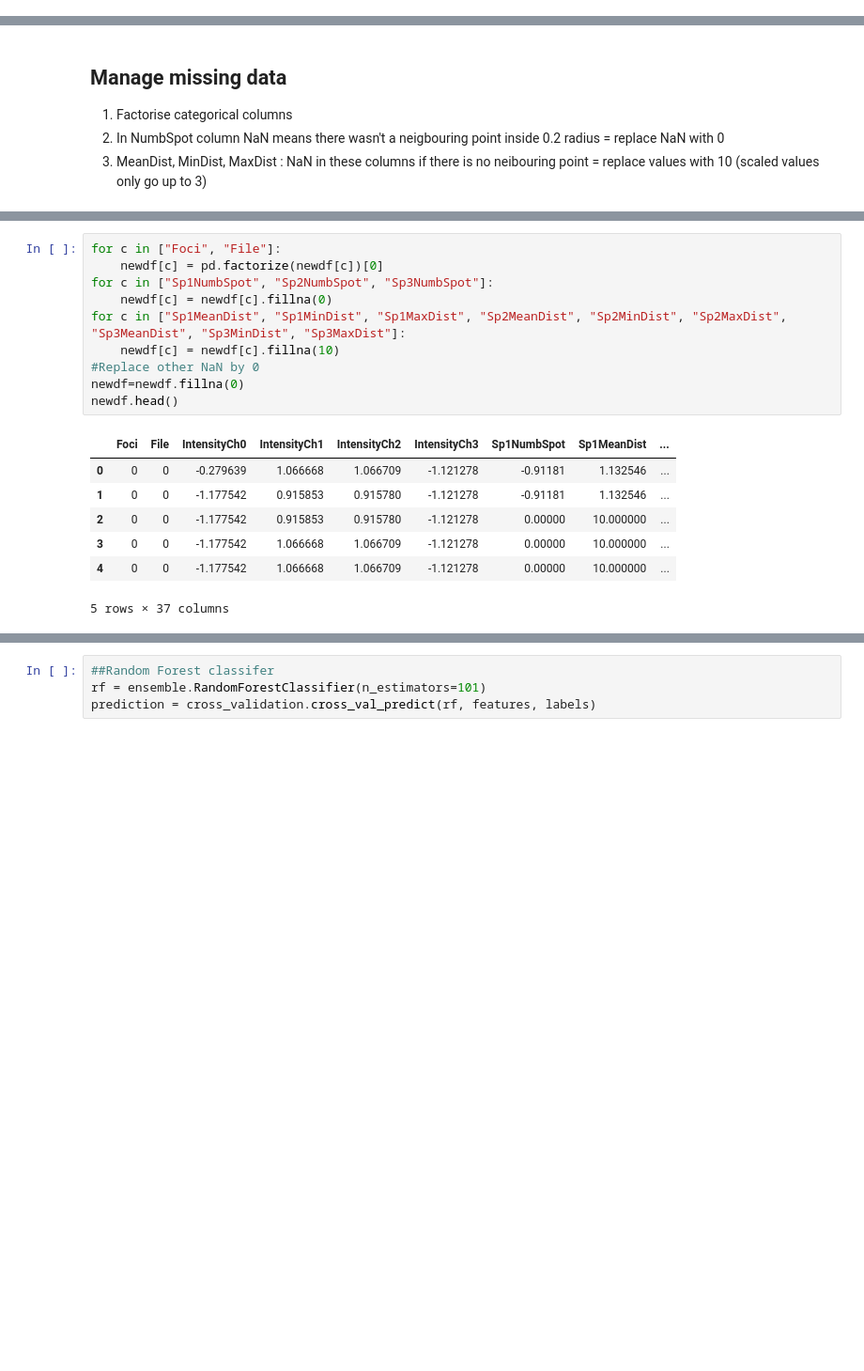
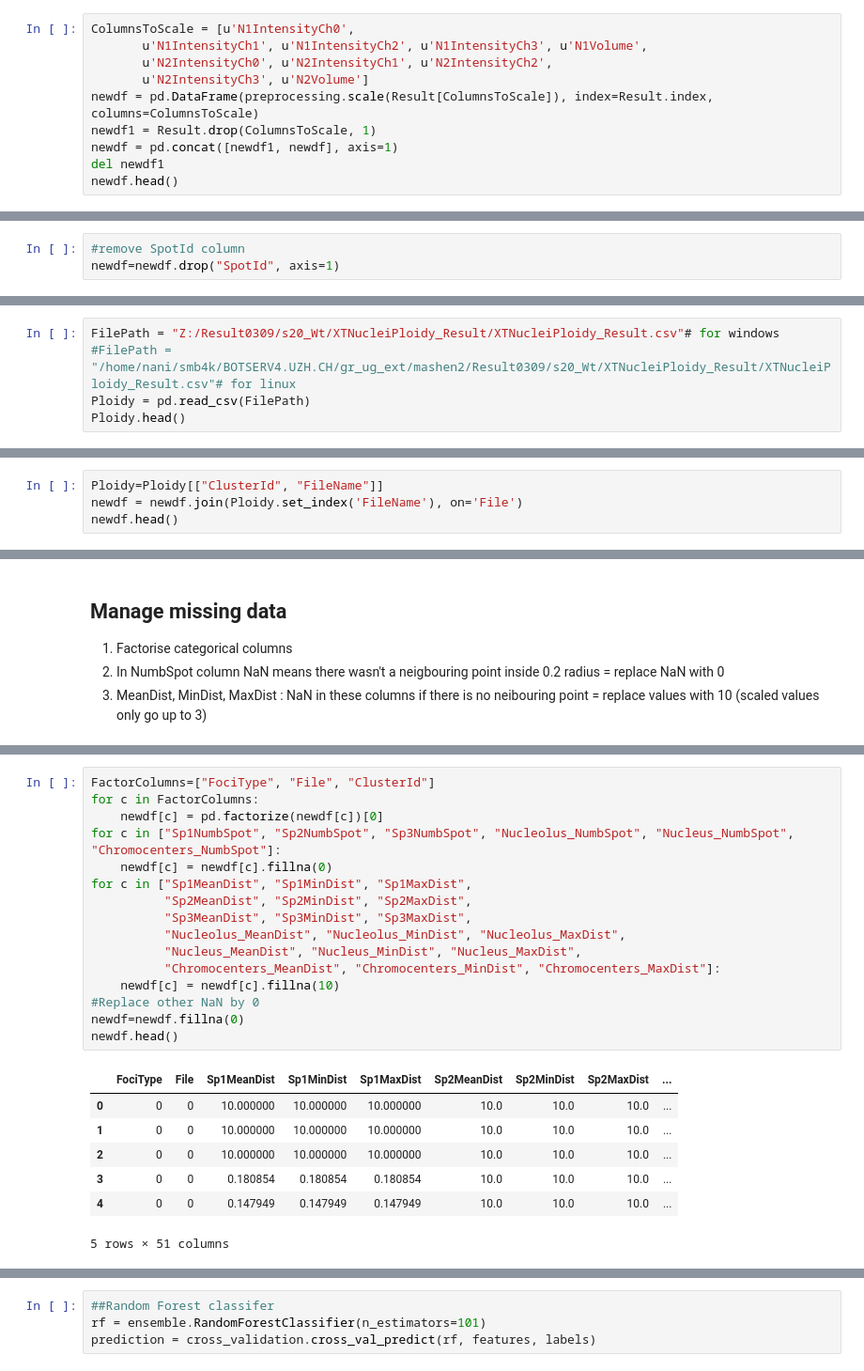
Before and after one commit to Menigedegna/Point-Pattern-Analysis, a Jupyter notebook: MachineLearningRNADistribution.ipynb, the cells around one changed output, grey strips where cells are left out. Shown: that part at 94% size. Cells and saved outputs as stored; diff of their text form; blank space fills up the shorter version.

```diff
--- a/MachineLearningRNADistribution.ipynb
+++ b/MachineLearningRNADistribution.ipynb
@@ -172,0 +181,10 @@ print(newdf.shape)
+# %%
+ColumnsToScale = [u'N1IntensityCh0',
+       u'N1IntensityCh1', u'N1IntensityCh2', u'N1IntensityCh3', u'N1Volume',
+       u'N2IntensityCh0', u'N2IntensityCh1', u'N2IntensityCh2',
+       u'N2IntensityCh3', u'N2Volume']
+newdf = pd.DataFrame(preprocessing.scale(Result[ColumnsToScale]), index=Result.index, columns=ColumnsToScale)
+newdf1 = Result.drop(ColumnsToScale, 1)
+newdf = pd.concat([newdf1, newdf], axis=1)
+del newdf1
+newdf.head()
@@ -172,0 +203,3 @@ print(newdf.shape)
+# %%
+#remove SpotId column
+newdf=newdf.drop("SpotId", axis=1)
@@ -172,0 +217,5 @@ print(newdf.shape)
+# %%
+FilePath = "Z:/Result0309/s20_Wt/XTNucleiPloidy_Result/XTNucleiPloidy_Result.csv"# for windows
+#FilePath = "/home/nani/smb4k/BOTSERV4.UZH.CH/gr_ug_ext/mashen2/Result0309/s20_Wt/XTNucleiPloidy_Result/XTNucleiPloidy_Result.csv"# for linux
+Ploidy = pd.read_csv(FilePath)
+Ploidy.head()
@@ -172,0 +229,4 @@ print(newdf.shape)
+# %%
+Ploidy=Ploidy[["ClusterId", "FileName"]]
+newdf = newdf.join(Ploidy.set_index('FileName'), on='File')
+newdf.head()
@@ -179,18 +272,24 @@ print(newdf.shape)
 # %%
-for c in ["Foci", "File"]:
+FactorColumns=["FociType", "File", "ClusterId"]
+for c in FactorColumns:
     newdf[c] = pd.factorize(newdf[c])[0]
-for c in ["Sp1NumbSpot", "Sp2NumbSpot", "Sp3NumbSpot"]:
+for c in ["Sp1NumbSpot", "Sp2NumbSpot", "Sp3NumbSpot", "Nucleolus_NumbSpot", "Nucleus_NumbSpot", "Chromocenters_NumbSpot"]:
     newdf[c] = newdf[c].fillna(0)
-for c in ["Sp1MeanDist", "Sp1MinDist", "Sp1MaxDist", "Sp2MeanDist", "Sp2MinDist", "Sp2MaxDist", "Sp3MeanDist", "Sp3MinDist", "Sp3MaxDist"]:
+for c in ["Sp1MeanDist", "Sp1MinDist", "Sp1MaxDist",
+          "Sp2MeanDist", "Sp2MinDist", "Sp2MaxDist",
+          "Sp3MeanDist", "Sp3MinDist", "Sp3MaxDist",
+          "Nucleolus_MeanDist", "Nucleolus_MinDist", "Nucleolus_MaxDist",
+          "Nucleus_MeanDist", "Nucleus_MinDist", "Nucleus_MaxDist",
+          "Chromocenters_MeanDist", "Chromocenters_MinDist", "Chromocenters_MaxDist"]:
     newdf[c] = newdf[c].fillna(10)
 #Replace other NaN by 0
 newdf=newdf.fillna(0)
 newdf.head()
 # %% [output]
-|  | Foci | File | IntensityCh0 | IntensityCh1 | IntensityCh2 | IntensityCh3 | Sp1NumbSpot | Sp1MeanDist | ... |
-| 0 | 0 | 0 | -0.279639 | 1.066668 | 1.066709 | -1.121278 | -0.91181 | 1.132546 | ... |
-| 1 | 0 | 0 | -1.177542 | 0.915853 | 0.915780 | -1.121278 | -0.91181 | 1.132546 | ... |
-| 2 | 0 | 0 | -1.177542 | 0.915853 | 0.915780 | -1.121278 | 0.00000 | 10.000000 | ... |
-| 3 | 0 | 0 | -1.177542 | 1.066668 | 1.066709 | -1.121278 | 0.00000 | 10.000000 | ... |
-| 4 | 0 | 0 | -1.177542 | 1.066668 | 1.066709 | -1.121278 | 0.00000 | 10.000000 | ... |
+|  | FociType | File | Sp1MeanDist | Sp1MinDist | Sp1MaxDist | Sp2MeanDist | Sp2MinDist | Sp2MaxDist | ... |
+| 0 | 0 | 0 | 10.000000 | 10.000000 | 10.000000 | 10.0 | 10.0 | 10.0 | ... |
+| 1 | 0 | 0 | 10.000000 | 10.000000 | 10.000000 | 10.0 | 10.0 | 10.0 | ... |
+| 2 | 0 | 0 | 10.000000 | 10.000000 | 10.000000 | 10.0 | 10.0 | 10.0 | ... |
+| 3 | 0 | 0 | 0.180854 | 0.180854 | 0.180854 | 10.0 | 10.0 | 10.0 | ... |
+| 4 | 0 | 0 | 0.147949 | 0.147949 | 0.147949 | 10.0 | 10.0 | 10.0 | ... |
-5 rows × 37 columns
+5 rows × 51 columns
```
Also changed, not shown: parts of 145 cells of this notebook.
